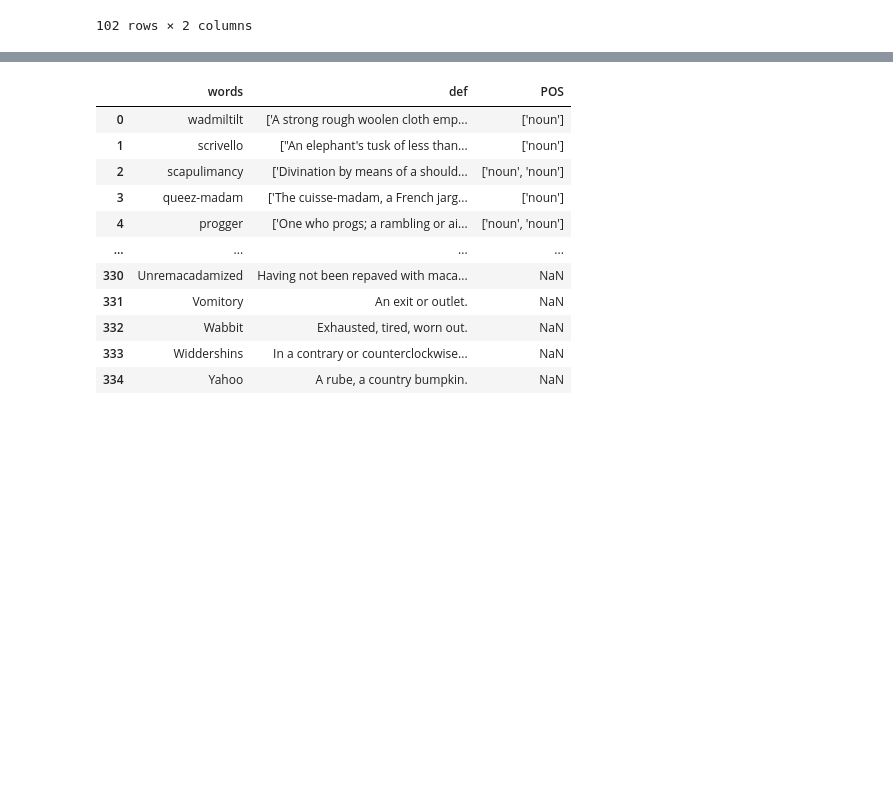
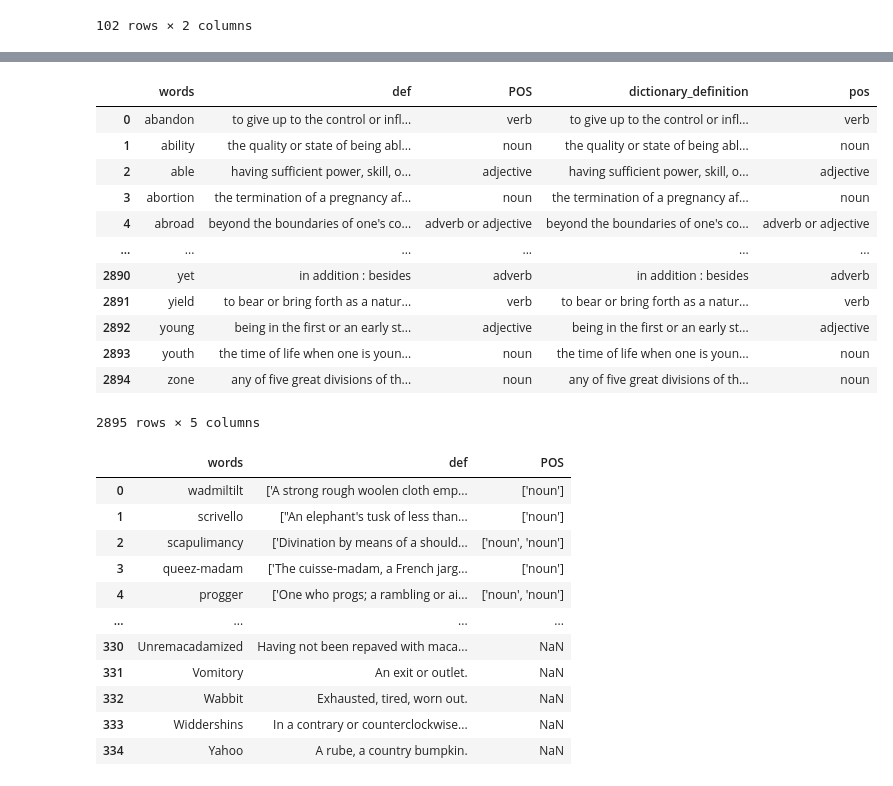
Before and after one commit to ParsaHejabi/Simulation-Framework-for-Multi-Agent-Balderdash, a Jupyter notebook: create_dataset.ipynb, the cells around one changed output, grey strips where cells are left out. Drawn from its saved outputs; the diff is of its cells as text; code cells hidden in the pictures; blank space fills up the shorter version.

```diff
--- a/create_dataset.ipynb
+++ b/create_dataset.ipynb
@@ -93,0 +205,20 @@ def get_word_definition_and_pos(word, api_key):
+# %%
+# Copy the content of dictionary_definition column to def column
+df['def'] = df['dictionary_definition']
+df['POS'] = df['pos']
+
+df
+# %% [output]
+|  | words | def | POS | dictionary_definition | pos |
+| 0 | abandon | to give up to the control or infl... | verb | to give up to the control or infl... | verb |
+| 1 | ability | the quality or state of being abl... | noun | the quality or state of being abl... | noun |
+| 2 | able | having sufficient power, skill, o... | adjective | having sufficient power, skill, o... | adjective |
+| 3 | abortion | the termination of a pregnancy af... | noun | the termination of a pregnancy af... | noun |
+| 4 | abroad | beyond the boundaries of one's co... | adverb or adjective | beyond the boundaries of one's co... | adverb or adjective |
+| ... | ... | ... | ... | ... | ... |
+| 2890 | yet | in addition : besides | adverb | in addition : besides | adverb |
+| 2891 | yield | to bear or bring forth as a natur... | verb | to bear or bring forth as a natur... | verb |
+| 2892 | young | being in the first or an early st... | adjective | being in the first or an early st... | adjective |
+| 2893 | youth | the time of life when one is youn... | noun | the time of life when one is youn... | noun |
+| 2894 | zone | any of five great divisions of th... | noun | any of five great divisions of th... | noun |
+2895 rows × 5 columns
```
Also changed, not shown: parts of 7 cells of this notebook, 11 other files.
